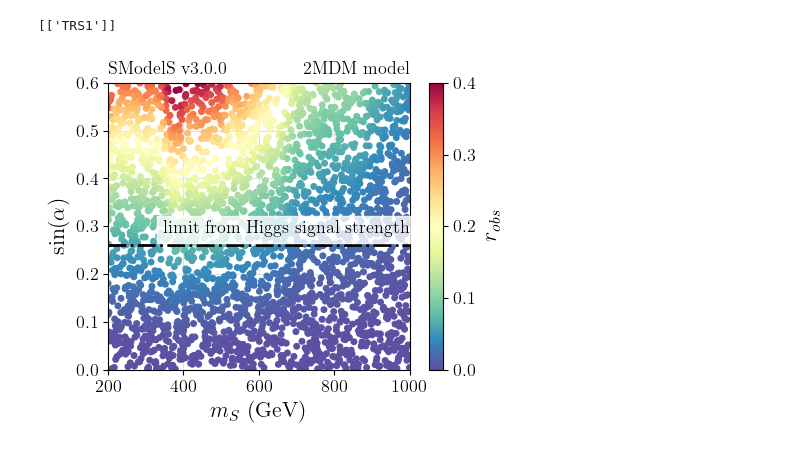
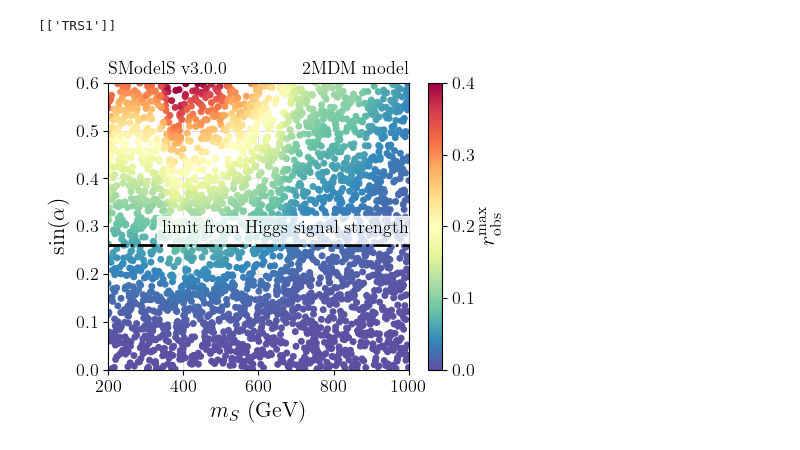
Before and after one commit to SModelS/smodelsv3-paper, a Jupyter notebook: notebooks/plots-2MDM-scan-alpha.ipynb, the cells around one changed output. Saved outputs shown, nothing was run; the diff lists cells and outputs as text; code cells hidden in the pictures.

```diff
--- a/notebooks/plots-2MDM-scan-alpha.ipynb
+++ b/notebooks/plots-2MDM-scan-alpha.ipynb
@@ -100,32 +100,32 @@ rbrDF = rbrDF.dropna(subset=['ExptRes.result.r', 'BRs.sd.chi,chi'])
 cm = plt.colormaps.get_cmap('Spectral_r')
 
 
 x = rbrDF['mS']
 y = rbrDF['sina']
 c = np.array(rbrDF['ExptRes.result.r']) / np.array(rbrDF['BRs.sd.chi,chi'])
 
 plt.hlines(0.26, 200, 1000, linestyle='dashdot', color='black')
 
 im = plt.scatter(x,y,c=c,cmap=cm, vmin=0., vmax=0.4)
 cb = plt.colorbar(im)
-cb.set_label(label=r'$r_{obs}$')
+cb.set_label(label=r'$r_{\rm obs}^{\rm max}$')
 
 plt.ylim(0,0.6)
 plt.xlim(200,1000)
 
 plt.xlabel(r'$m_{S}$ (GeV)')
 plt.ylabel(r'$\sin(\alpha$)')
 
 plt.text(345., 0.284, r'limit from Higgs signal strength',
         color='black',
         bbox=dict(facecolor='white', edgecolor='white',alpha=0.8))
 
 plt.title(r'SModelS v3.0.0', loc='left')
 plt.title(r'2MDM model', loc='right')
 
 plt.tight_layout()
 plt.savefig('./figures/2mdm_rs.png')
 
 plt.show()
 # %% [output]
-[figure, old version]
+[figure, new version]
```
Also changed, not shown: 8 other files.
